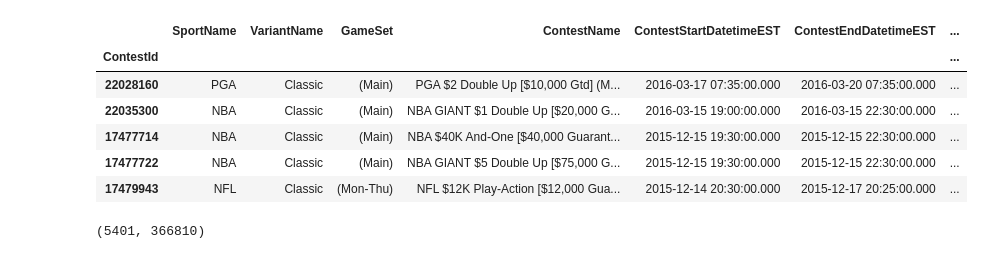
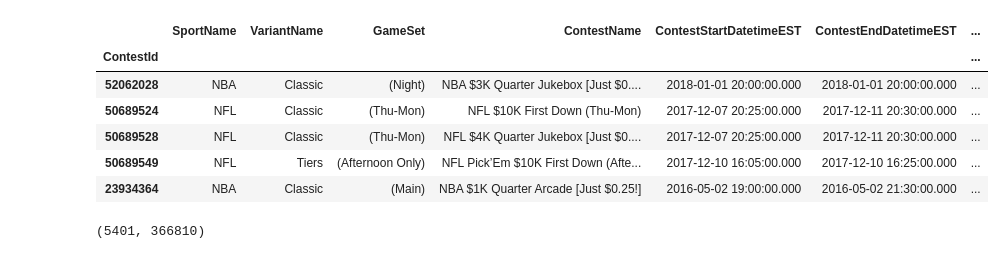
Before and after one commit to WPI-Draftkings-MQP/dkNotebook, a Jupyter notebook: Split at 100k.ipynb, the cells around one changed output. Saved outputs shown, nothing was run; the diff lists cells and outputs as text; code cells hidden in the pictures.

```diff
--- a/Split at 100k.ipynb
+++ b/Split at 100k.ipynb
@@ -10,15 +10,15 @@ contests = pd.read_csv('data/WorkingData.csv').set_index('ContestId')
 # %%
 largBois = contests.loc[contests['Entries']> 4000]
 # %%
-largBois.head(4000).tail()
+largBois.head(12000).tail()
 # %% [output]
 |  | SportName | VariantName | GameSet | ContestName | ContestStartDatetimeEST | ContestEndDatetimeEST | ... |
 | ContestId |  |  |  |  |  |  | ... |
-| 22028160 | PGA | Classic | (Main) | PGA $2 Double Up [$10,000 Gtd] (M... | 2016-03-17 07:35:00.000 | 2016-03-20 07:35:00.000 | ... |
-| 22035300 | NBA | Classic | (Main) | NBA GIANT $1 Double Up [$20,000 G... | 2016-03-15 19:00:00.000 | 2016-03-15 22:30:00.000 | ... |
-| 17477714 | NBA | Classic | (Main) | NBA $40K And-One [$40,000 Guarant... | 2015-12-15 19:30:00.000 | 2015-12-15 22:30:00.000 | ... |
-| 17477722 | NBA | Classic | (Main) | NBA GIANT $5 Double Up [$75,000 G... | 2015-12-15 19:30:00.000 | 2015-12-15 22:30:00.000 | ... |
-| 17479943 | NFL | Classic | (Mon-Thu) | NFL $12K Play-Action [$12,000 Gua... | 2015-12-14 20:30:00.000 | 2015-12-17 20:25:00.000 | ... |
+| 52062028 | NBA | Classic | (Night) | NBA $3K Quarter Jukebox [Just $0.... | 2018-01-01 20:00:00.000 | 2018-01-01 20:00:00.000 | ... |
+| 50689524 | NFL | Classic | (Thu-Mon) | NFL $10K First Down (Thu-Mon) | 2017-12-07 20:25:00.000 | 2017-12-11 20:30:00.000 | ... |
+| 50689528 | NFL | Classic | (Thu-Mon) | NFL $4K Quarter Jukebox [Just $0.... | 2017-12-07 20:25:00.000 | 2017-12-11 20:30:00.000 | ... |
+| 50689549 | NFL | Tiers | (Afternoon Only) | NFL Pick’Em $10K First Down (Afte... | 2017-12-10 16:05:00.000 | 2017-12-10 16:25:00.000 | ... |
+| 23934364 | NBA | Classic | (Main) | NBA $1K Quarter Arcade [Just $0.25!] | 2016-05-02 19:00:00.000 | 2016-05-02 21:30:00.000 | ... |
 # %%
 smallDF, bigDF = contests.loc[contests['TotalPrizeAmount'] < 100000], contests.loc[contests['TotalPrizeAmount'] >= 100000]
 # %%
```
Also changed, not shown: 1 other file.
